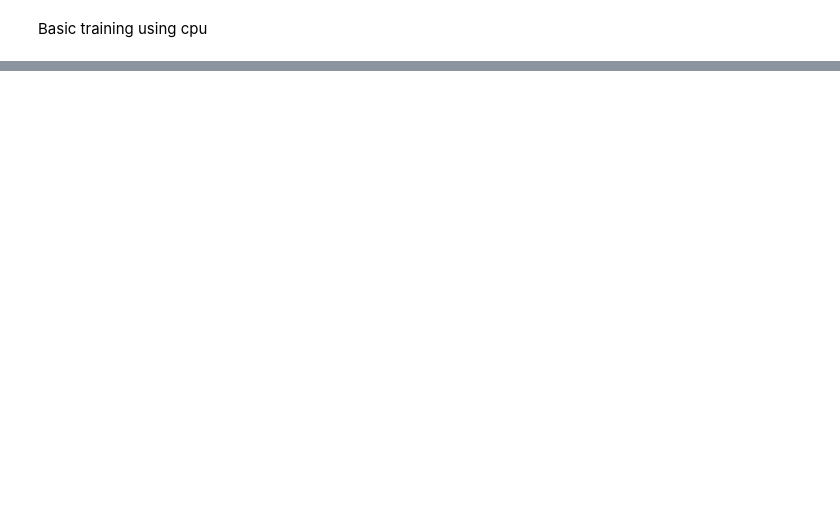
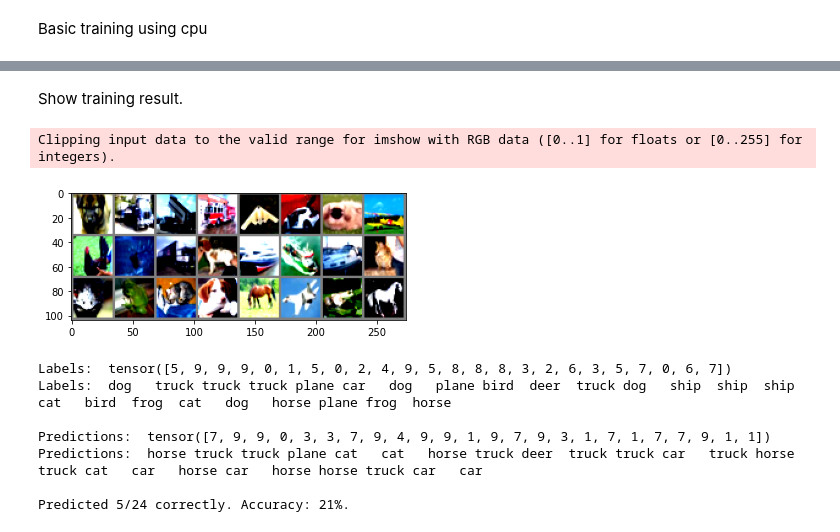
Before and after one commit to emyik/train-using-sion, a Jupyter notebook: train_cifar.ipynb, the cells around one changed output, grey strips where cells are left out. Cells and saved outputs as stored; diff of their text form; code cells hidden in the pictures; blank space fills up the shorter version.

```diff
--- a/train_cifar.ipynb
+++ b/train_cifar.ipynb
@@ -24,7 +22,7 @@ from pytorch_training import train
 
 LOGGER = logging_utils.initialize_logger(True)
 # %%
-train(config={"test_mode": True, "epochs": 10, "cpu": True})
+model, testset = train(config={"test_mode": True, "epochs": 10, "cpu": True})
 # %% [output]
 Config: {'test_mode': True, 'epochs': 10, 'cpu': True, 'dataset': 'cifar', 'ready': False, 'disk_source': '', 's3_source': '', 's3_train': '', 's3_test': '', 'loader': '', 'model': '', 'batch': 64, 'm ...
 Files already downloaded and verified
@@ -45,0 +44,21 @@ Running training with the
+# %% [markdown]
+Show training result.
+# %%
+from torch.utils.data import DataLoader
+from utils import predict_and_display
+
+num_record = 24
+test_dataloader = DataLoader(testset, batch_size=num_record, shuffle=True)
+images, labels = next(iter(test_dataloader))
+
+predict_and_display(model, images, labels)
+# %% [output]
+Clipping input data to the valid range for imshow with RGB data ([0..1] for floats or [0..255] for integers).
+[figure, added]
+Labels:  tensor([5, 9, 9, 9, 0, 1, 5, 0, 2, 4, 9, 5, 8, 8, 8, 3, 2, 6, 3, 5, 7, 0, 6, 7])
+Labels:  dog   truck truck truck plane car   dog   plane bird  deer  truck dog   ship  ship  ship  cat   bird  frog  cat   dog   horse plane frog  horse
+
+Predictions:  tensor([7, 9, 9, 0, 3, 3, 7, 9, 4, 9, 9, 1, 9, 7, 9, 3, 1, 7, 1, 7, 7, 9, 1, 1])
+Predictions:  horse truck truck plane cat   cat   horse truck deer  truck truck car   truck horse truck cat   car   horse car   horse horse truck car   car
+
+Predicted 5/24 correctly. Accuracy: 21%.
```
Also changed, not shown: parts of 2 cells of this notebook, 4 other files.
